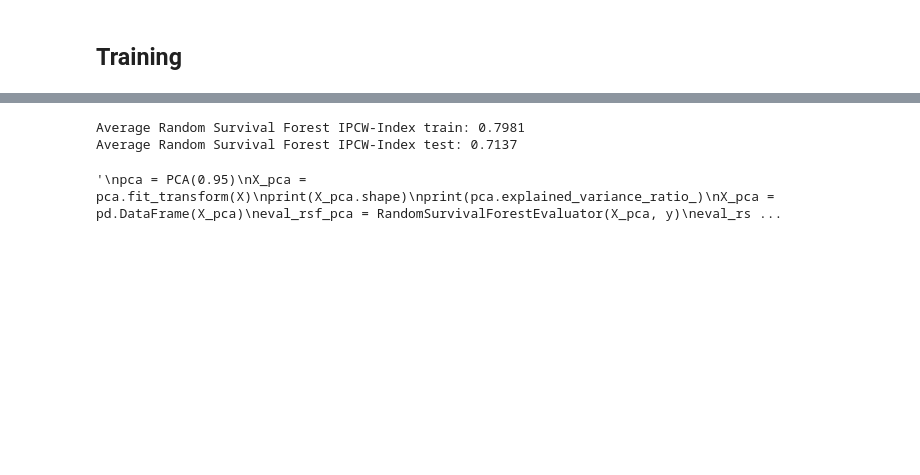
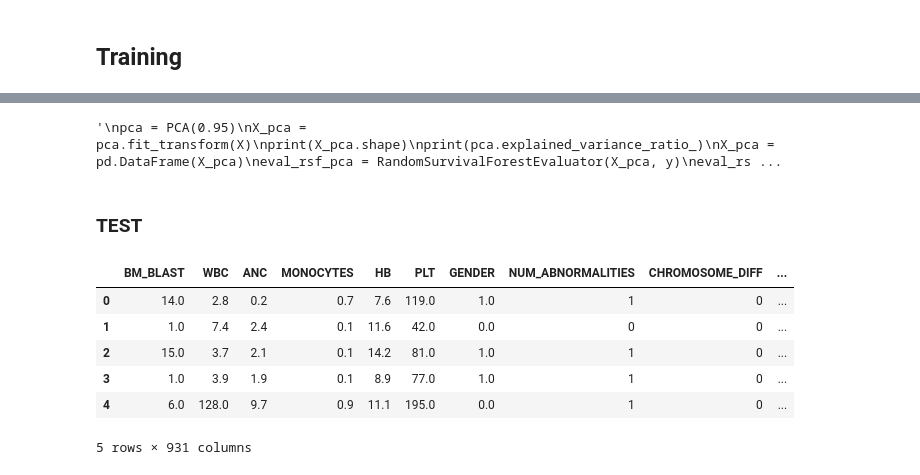
Before and after one commit to Loic-Jaillet/ENS-ML-Challenge, a Jupyter notebook: challenge_v2.ipynb, the cells around one changed output, grey strips where cells are left out. Saved outputs shown, nothing was run; the diff lists cells and outputs as text; code cells hidden in the pictures; blank space fills up the shorter version.

```diff
--- a/challenge_v2.ipynb
+++ b/challenge_v2.ipynb
@@ -482,8 +510,3 @@ eval_rsf.train()
-# %%
-eval_rsf.get_scores()
-# %% [output]
-Average Random Survival Forest IPCW-Index train: 0.7981
-Average Random Survival Forest IPCW-Index test: 0.7137
 # %%
 """
 pca = PCA(0.95)
@@ -510,3 +533,5 @@ param_grid = {
 
 #print("\nBest Parameters:", best_params)
 #print("Best Test Concordance Index:", best_score)
+# %% [markdown]
+### TEST
@@ -512,0 +613,10 @@ param_grid = {
+# %%
+X.head()
+# %% [output]
+|  | BM_BLAST | WBC | ANC | MONOCYTES | HB | PLT | GENDER | NUM_ABNORMALITIES | CHROMOSOME_DIFF | ... |
+| 0 | 14.0 | 2.8 | 0.2 | 0.7 | 7.6 | 119.0 | 1.0 | 1 | 0 | ... |
+| 1 | 1.0 | 7.4 | 2.4 | 0.1 | 11.6 | 42.0 | 0.0 | 0 | 0 | ... |
+| 2 | 15.0 | 3.7 | 2.1 | 0.1 | 14.2 | 81.0 | 1.0 | 1 | 0 | ... |
+| 3 | 1.0 | 3.9 | 1.9 | 0.1 | 8.9 | 77.0 | 1.0 | 1 | 0 | ... |
+| 4 | 6.0 | 128.0 | 9.7 | 0.9 | 11.1 | 195.0 | 0.0 | 1 | 0 | ... |
+5 rows × 931 columns
```
Also changed, not shown: parts of 17 cells of this notebook, 1 other file.
